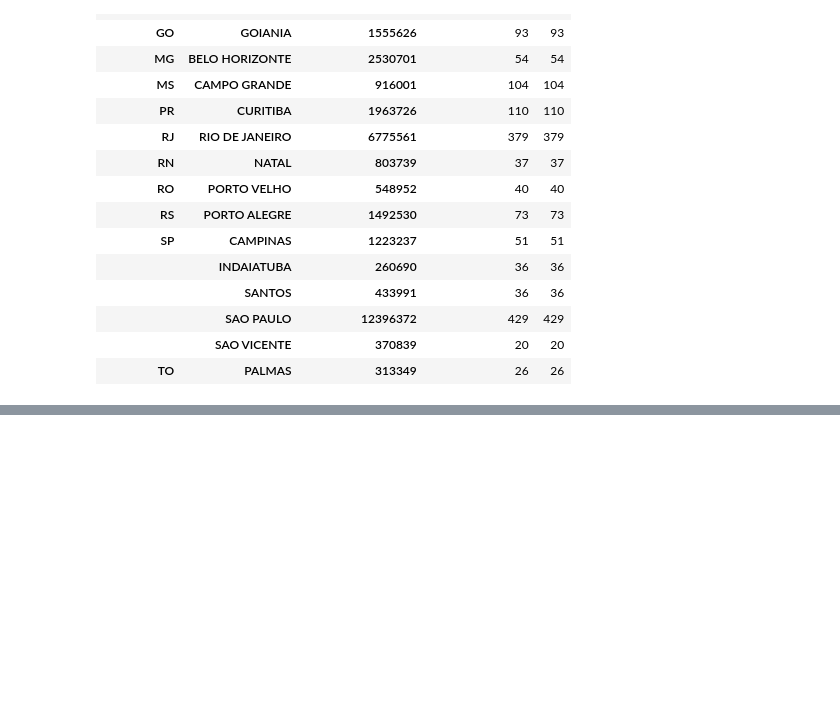
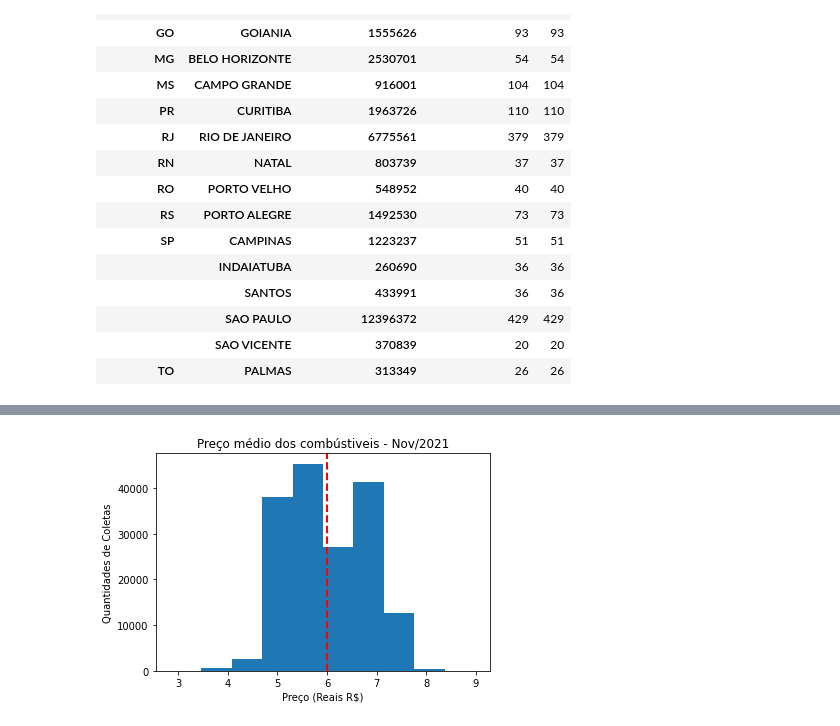
Before and after one commit to CaioSan7os/PythonComPandas_Extensao_1_2023, a Jupyter notebook: Segundo_exemplo_em_Python_Pandas.ipynb, the cells around one changed output, grey strips where cells are left out. Drawn from its saved outputs; the diff is of its cells as text; code cells hidden in the pictures; blank space fills up the shorter version.

```diff
--- a/Segundo_exemplo_em_Python_Pandas.ipynb
+++ b/Segundo_exemplo_em_Python_Pandas.ipynb
@@ -196,0 +241,15 @@ display(postos_por_municipio_df)
+# %%
+#criar graficos
+plt.hist(combustiveis_df["Valor de Venda"])
+#colocar titulo no grafico
+plt.title("Preço médio dos combústiveis - Nov/2021")
+#Rotulo na horizontal (x) e vertical(y)
+plt.xlabel('Preço (Reais R$)')
+plt.ylabel('Quantidades de Coletas')
+#traça a linha vermelha com o preço médio
+plt.axvline(combustiveis_df["Valor de Venda"].mean(), color='red', linestyle="dashed", linewidth=2)
+
+#plotar o grafico
+plt.show()
+# %% [output]
+[figure, added]
```
Also changed, not shown: parts of 7 cells of this notebook.
